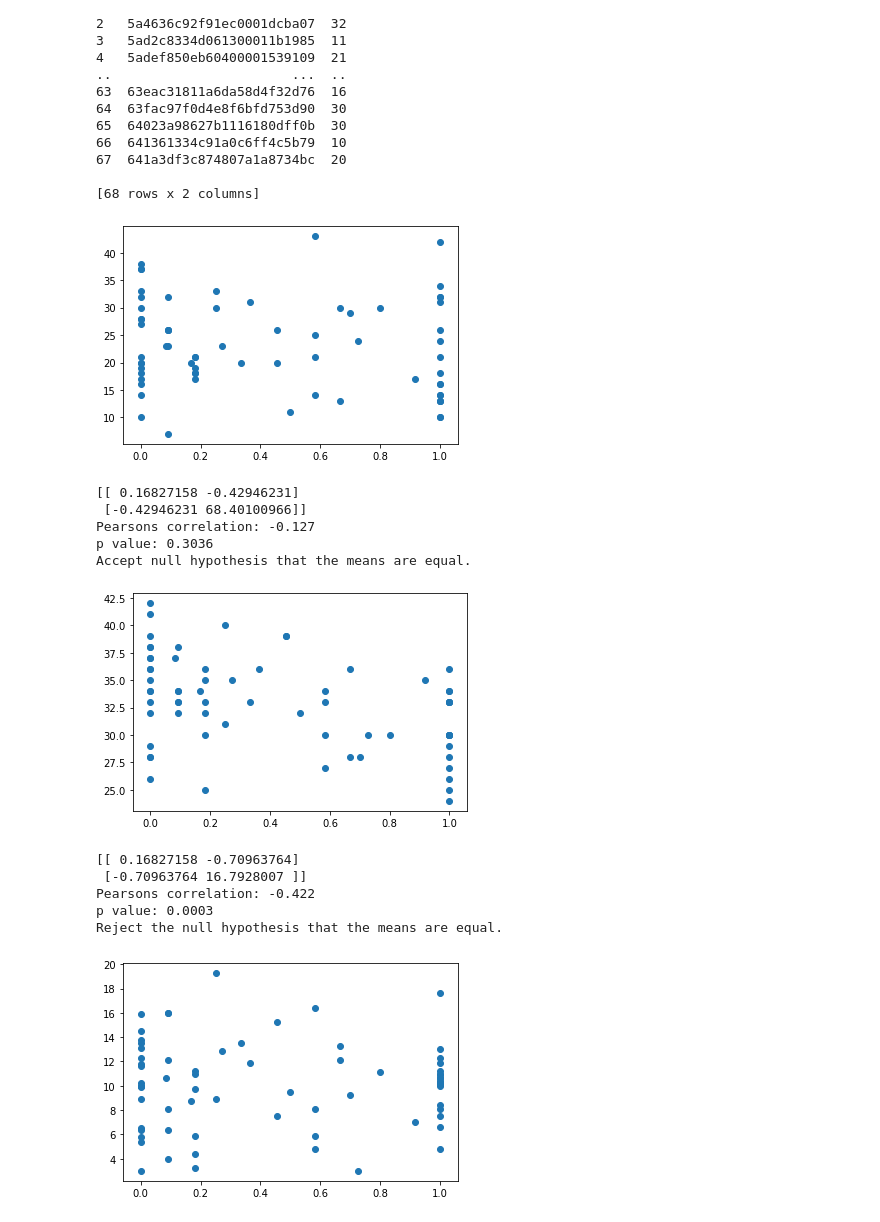
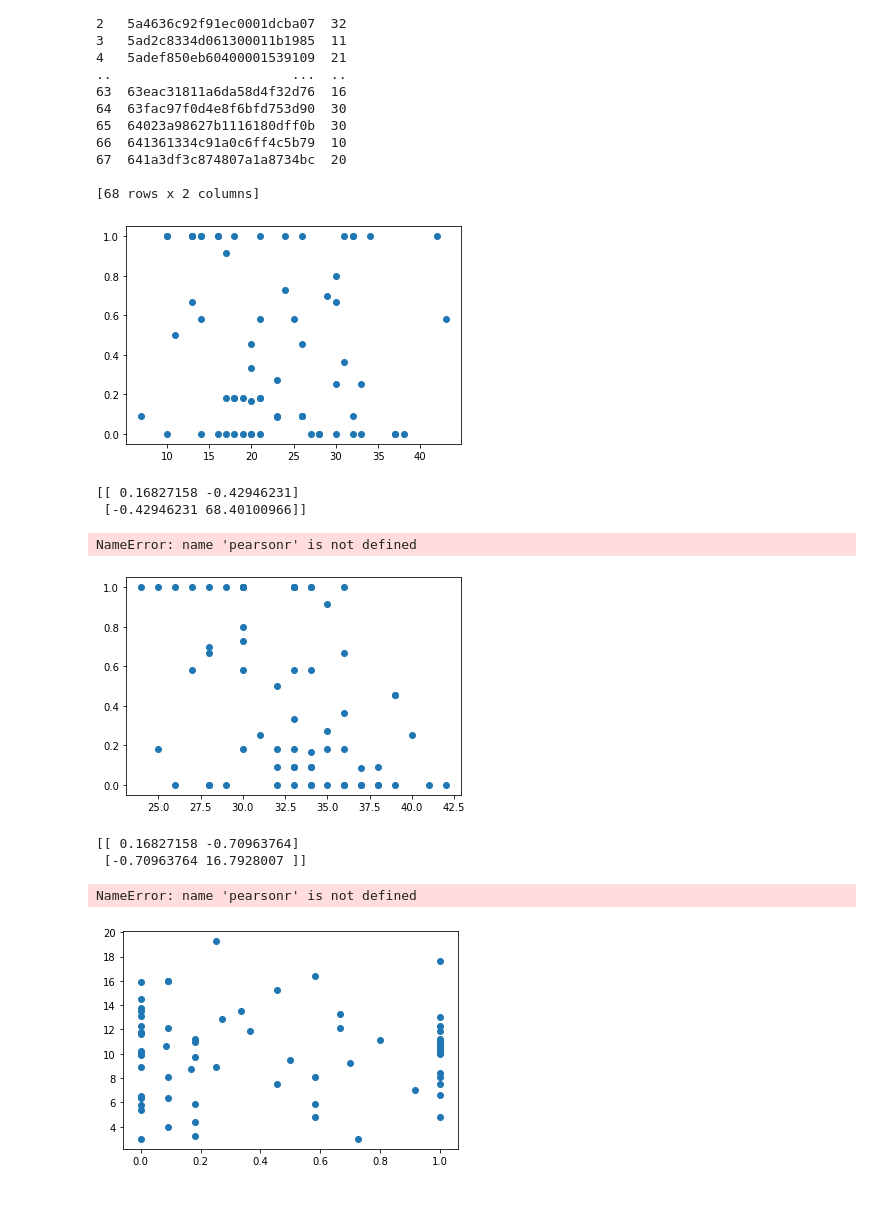
Before and after one commit to fareri-lab/Rejection_Choice, a Jupyter notebook: RMAnova w Pingouin_7.18.23.ipynb, the cells around one changed output. Drawn from its saved outputs; the diff is of its cells as text; code cells hidden in the pictures.

```diff
--- a/RMAnova w Pingouin_7.18.23.ipynb
+++ b/RMAnova w Pingouin_7.18.23.ipynb
@@ -272,7 +280,10 @@ accchoice = acc['choice']
 neuchoice = neu['choice']
 # %%
 # prop_choicerej // aq
-pyplot.scatter(rejchoice, aq['AQ'])
+import matplotlib.pyplot as plt
+from matplotlib import pyplot
+
+pyplot.scatter(aq['AQ'],rejchoice)
 pyplot.show()
 covariance = cov(rejchoice, aq['AQ'])
 print(covariance)
@@ -287,35 +298,31 @@ if p > alpha:
 else:
     print('Reject the null hypothesis that the means are equal.')
 # %% [output]
-[figure, old version]
+[figure, new version]
 [[ 0.16827158 -0.42946231]
  [-0.42946231 68.40100966]]
-Pearsons correlation: -0.127
-p value: 0.3036
-Accept null hypothesis that the means are equal.
+NameError: name 'pearsonr' is not defined
 # %%
 # prop_choicerej // ntbs
-pyplot.scatter(rejchoice, ntbs['NTBS_score'])
+pyplot.scatter(ntbs['NTBS_score'],rejchoice)
 pyplot.show()
 covariance = cov(rejchoice, ntbs['NTBS_score'])
 print(covariance)
 corr, _ = pearsonr(rejchoice, ntbs['NTBS_score'])
 print('Pearsons correlation: %.3f' % corr)
 r,p = scipy.stats.pearsonr(rejchoice, ntbs['NTBS_score'])
 print('p value: %.4f' % p)
 
 alpha = 0.10
 if p > alpha:
  print('Accept null hypothesis that the means are equal.')
 else:
     print('Reject the null hypothesis that the means are equal.')
 # %% [output]
-[figure, old version]
+[figure, new version]
 [[ 0.16827158 -0.70963764]
  [-0.70963764 16.7928007 ]]
-Pearsons correlation: -0.422
-p value: 0.0003
-Reject the null hypothesis that the means are equal.
+NameError: name 'pearsonr' is not defined
 # %%
 # prop_choicerej // rsq
 pyplot.scatter(rejchoice, rsq["RSQ_finalscore"])
```
Also changed, not shown: parts of 2 cells of this notebook, 1 other file.
